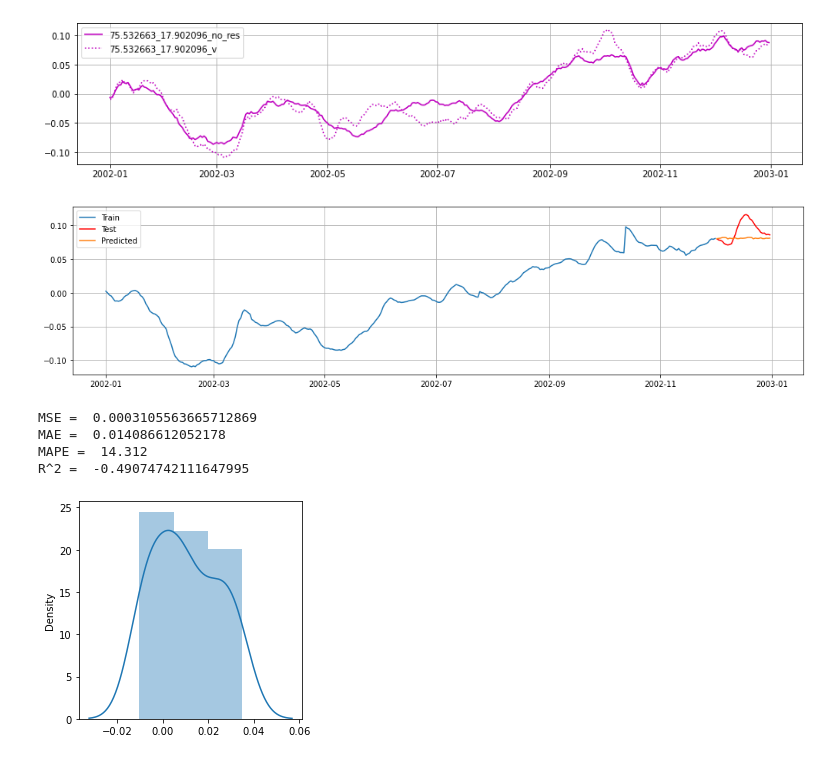
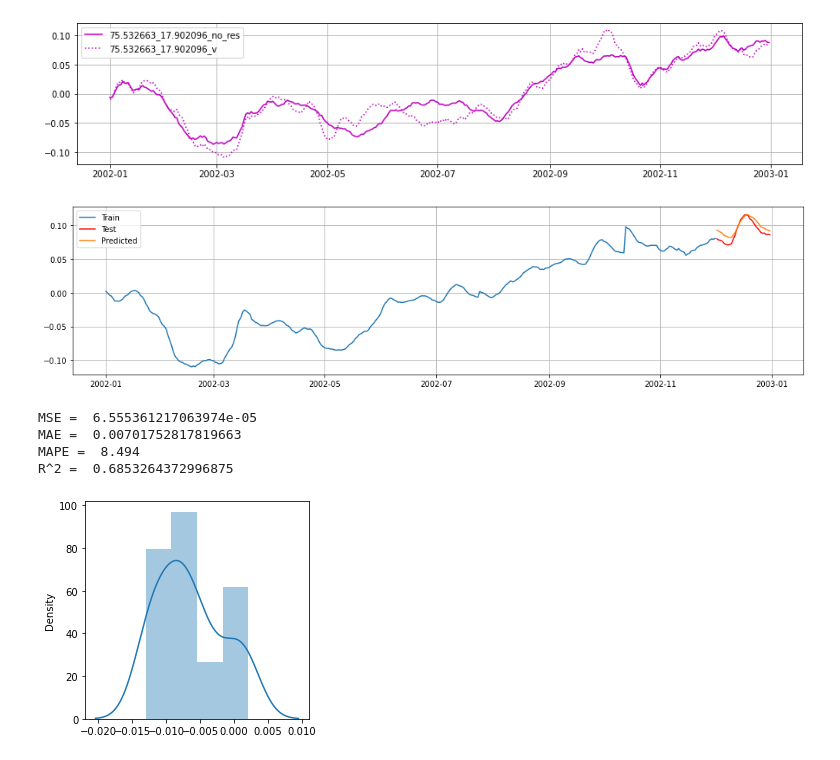
Before and after one commit to ChrisLisbon/ITMO_master_degree_classes, a Jupyter notebook: Research_work(NEMO)/predictive_model_on_reanalysis.ipynb, the cells around one changed output. Cells and saved outputs as stored; diff of their text form; code cells hidden in the pictures.

Commit message:
ARIMA+exog(NEMO) tested

```diff
--- a/Research_work(NEMO)/predictive_model_on_reanalysis.ipynb
+++ b/Research_work(NEMO)/predictive_model_on_reanalysis.ipynb
@@ -202,37 +202,37 @@ plt.show()
 # %%
 from statsmodels.tsa.api import STLForecast
 from statsmodels.tsa.arima.model import ARIMA
 
 test = df_rean['75.210923_11.252254_no_res'][-30:]
 test.index = df_rean['dates'][-30:]
 data = df_rean['75.210923_11.252254_no_res'][:-30]
 data.index = df_rean['dates'][:-30]
 
-stlf = STLForecast(data, ARIMA, period=14, model_kwargs={"order": (2, 1, 0)})
+stlf = STLForecast(data, ARIMA, period=80, model_kwargs={"order": (2, 1, 0)})
 model_res = stlf.fit()
 forecasts = model_res.forecast(30)
 plt.rcParams['figure.figsize'] = [17, 4]
 plt.plot(data, label='Train')
 plt.plot(test, c='r', label='Test')
 plt.plot(forecasts, label='Predicted')
 plt.legend()
 plt.grid()
 plt.show()
 
 from sklearn.metrics import r2_score, mean_squared_error, mean_absolute_error
 
 print("MSE = ", mean_squared_error(test, forecasts))
 print("MAE = ", mean_absolute_error(test, forecasts))
 print("MAPE = ", round(np.mean(np.abs(test-forecasts)/test)*100,3))
 print("R^2 = ", r2_score(test, forecasts))
 
 plt.rcParams['figure.figsize'] = [4, 4]
 sns.distplot(test-forecasts)
 plt.show()
 # %% [output]
-[figure, old version]
+[figure, new version]
-MSE =  0.0003105563665712869
-MAE =  0.014086612052178
-MAPE =  14.312
-R^2 =  -0.49074742111647995
+MSE =  6.555361217063974e-05
+MAE =  0.00701752817819663
+MAPE =  8.494
+R^2 =  0.6853264372996875
-[figure, old version]
+[figure, new version]
```
Also changed, not shown: parts of 3 cells of this notebook, 1 other file.
